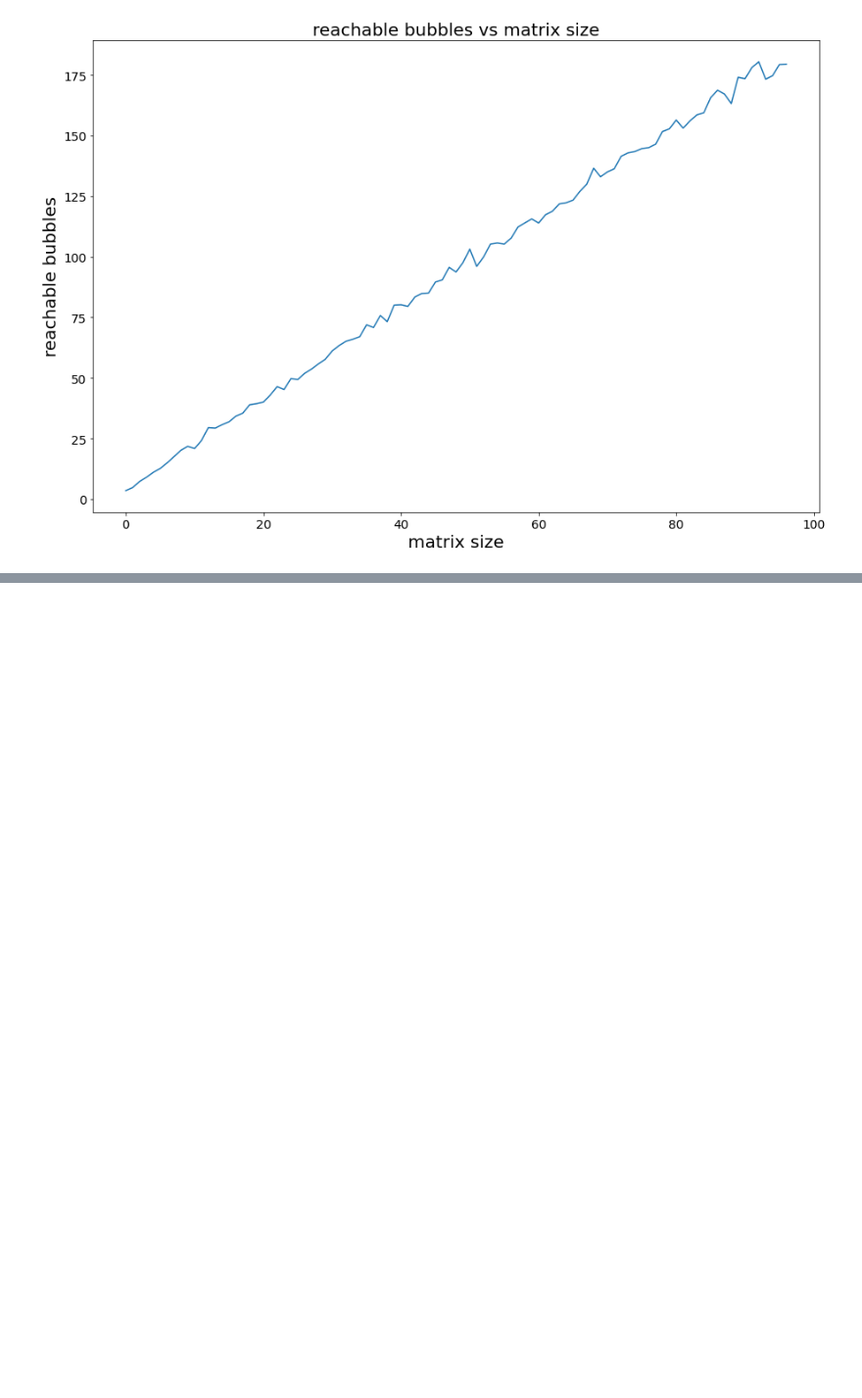
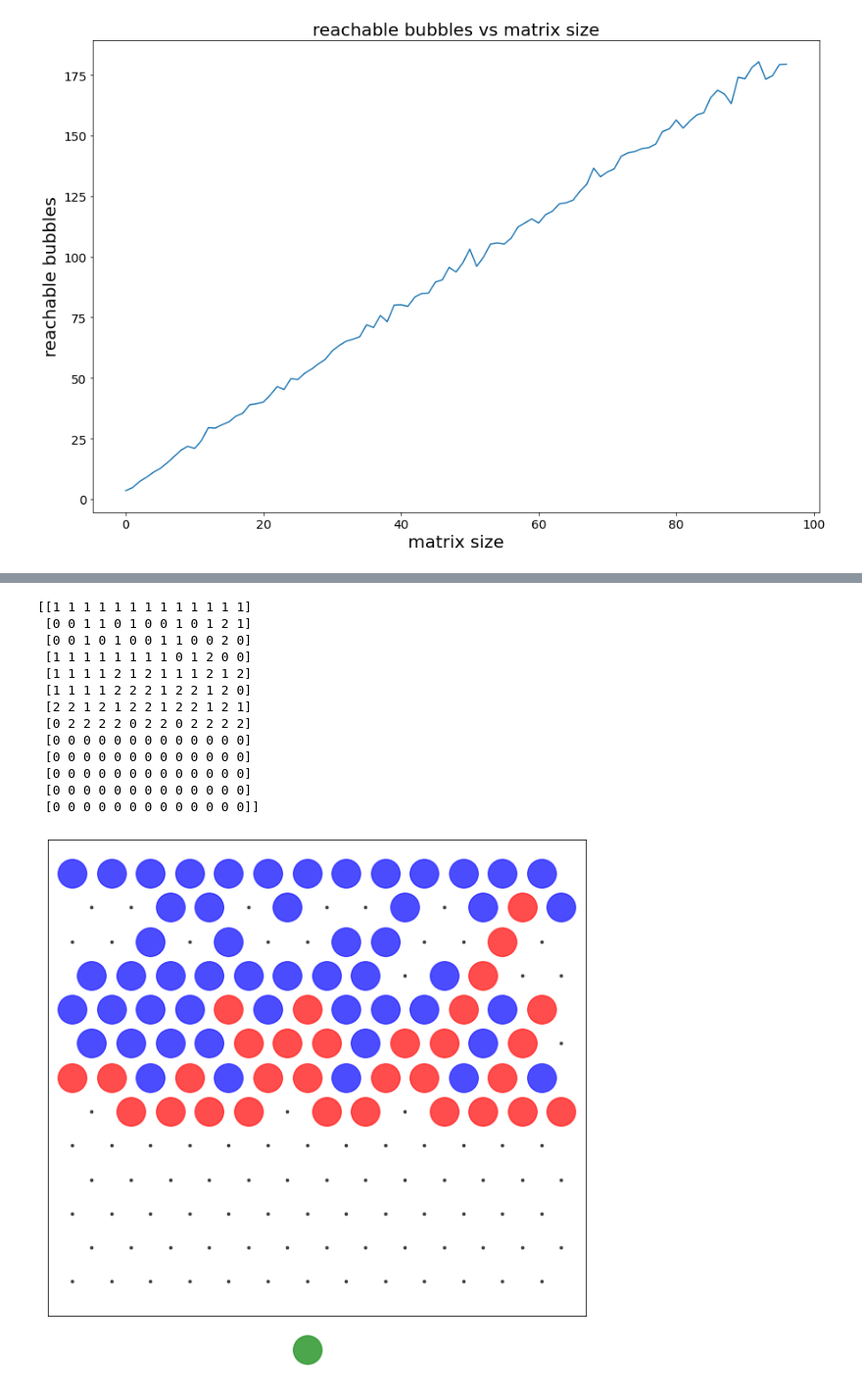
Before and after one commit to h5li/CSE202-Final-Project-BubbleShooter, a Jupyter notebook: reachable.ipynb, the cells around one changed output, grey strips where cells are left out. Shown at 98% size. Drawn from its saved outputs; the diff is of its cells as text; code cells hidden in the pictures; blank space fills up the shorter version.

```diff
--- a/reachable.ipynb
+++ b/reachable.ipynb
@@ -311,0 +326,30 @@ plt.tick_params(labelsize=14)
+# %%
+# matrix = BubbleGraph.random_graph(15,15,5,7).matrix
+matrix = get_rand_matrix(13)
+bg = BubbleGraph(matrix)
+reach = reachable(bg)
+for r in reach:
+    bg[r[0]][r[1]] = 2
+queue = []
+active_bubble = 3
+print(matrix)
+gui = GUI()
+gui.load_matrix(matrix)
+gui.load_bubble(active_bubble)
+gui.load_queue(queue)
+gui.show()
+# %% [output]
+[[1 1 1 1 1 1 1 1 1 1 1 1 1]
+ [0 0 1 1 0 1 0 0 1 0 1 2 1]
+ [0 0 1 0 1 0 0 1 1 0 0 2 0]
+ [1 1 1 1 1 1 1 1 0 1 2 0 0]
+ [1 1 1 1 2 1 2 1 1 1 2 1 2]
+ [1 1 1 1 2 2 2 1 2 2 1 2 0]
+ [2 2 1 2 1 2 2 1 2 2 1 2 1]
+ [0 2 2 2 2 0 2 2 0 2 2 2 2]
+ [0 0 0 0 0 0 0 0 0 0 0 0 0]
+ [0 0 0 0 0 0 0 0 0 0 0 0 0]
+ [0 0 0 0 0 0 0 0 0 0 0 0 0]
+ [0 0 0 0 0 0 0 0 0 0 0 0 0]
+ [0 0 0 0 0 0 0 0 0 0 0 0 0]]
+[figure, added]
```
Also changed, not shown: parts of 3 cells of this notebook.
